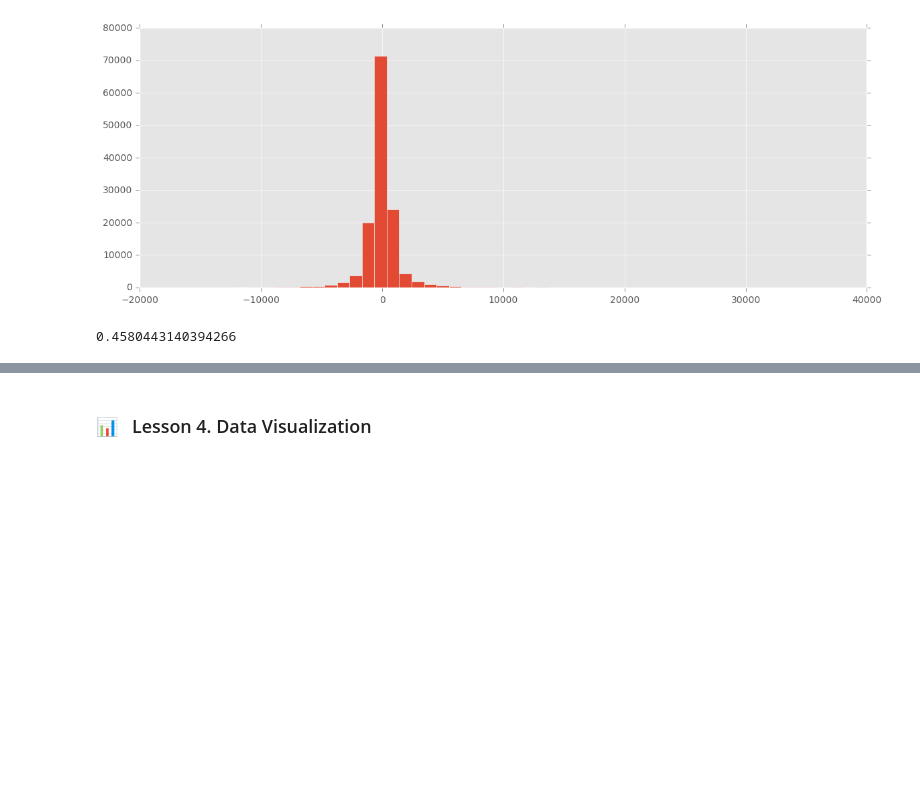
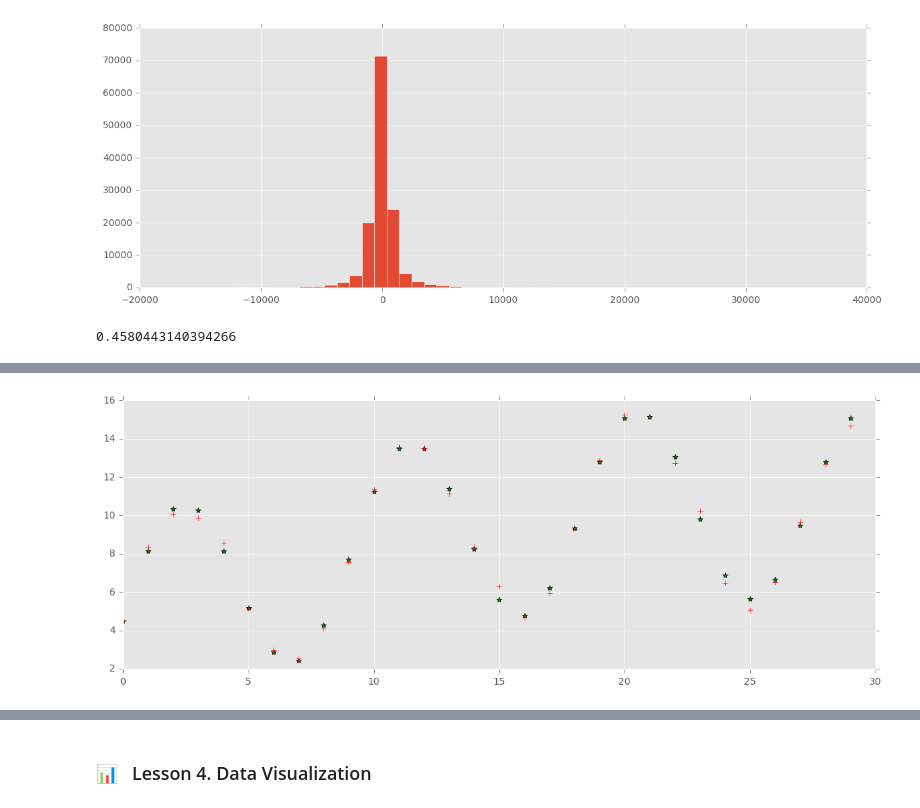
Before and after one commit to OlgaBelitskaya/reflections, a Jupyter notebook: ud359/reflections-ud359-3-4.ipynb, the cells around one changed output, grey strips where cells are left out. Drawn from its saved outputs; the diff is of its cells as text; code cells hidden in the pictures; blank space fills up the shorter version.

```diff
--- a/ud359/reflections-ud359-3-4.ipynb
+++ b/ud359/reflections-ud359-3-4.ipynb
@@ -533,0 +565,7 @@ compute_r_squared(data['ENTRIESn_hourly'], predict[0])
+# %%
+beta = [5., 0.5, 0.5, -0.02]
+y_true = np.dot(X, beta)
+y = y_true + sig * np.random.normal(size=nsample)
+plt.plot(y_true,'g*', y, 'r+');
+# %% [output]
+[figure, added]
```
Also changed, not shown: parts of 22 cells of this notebook.
